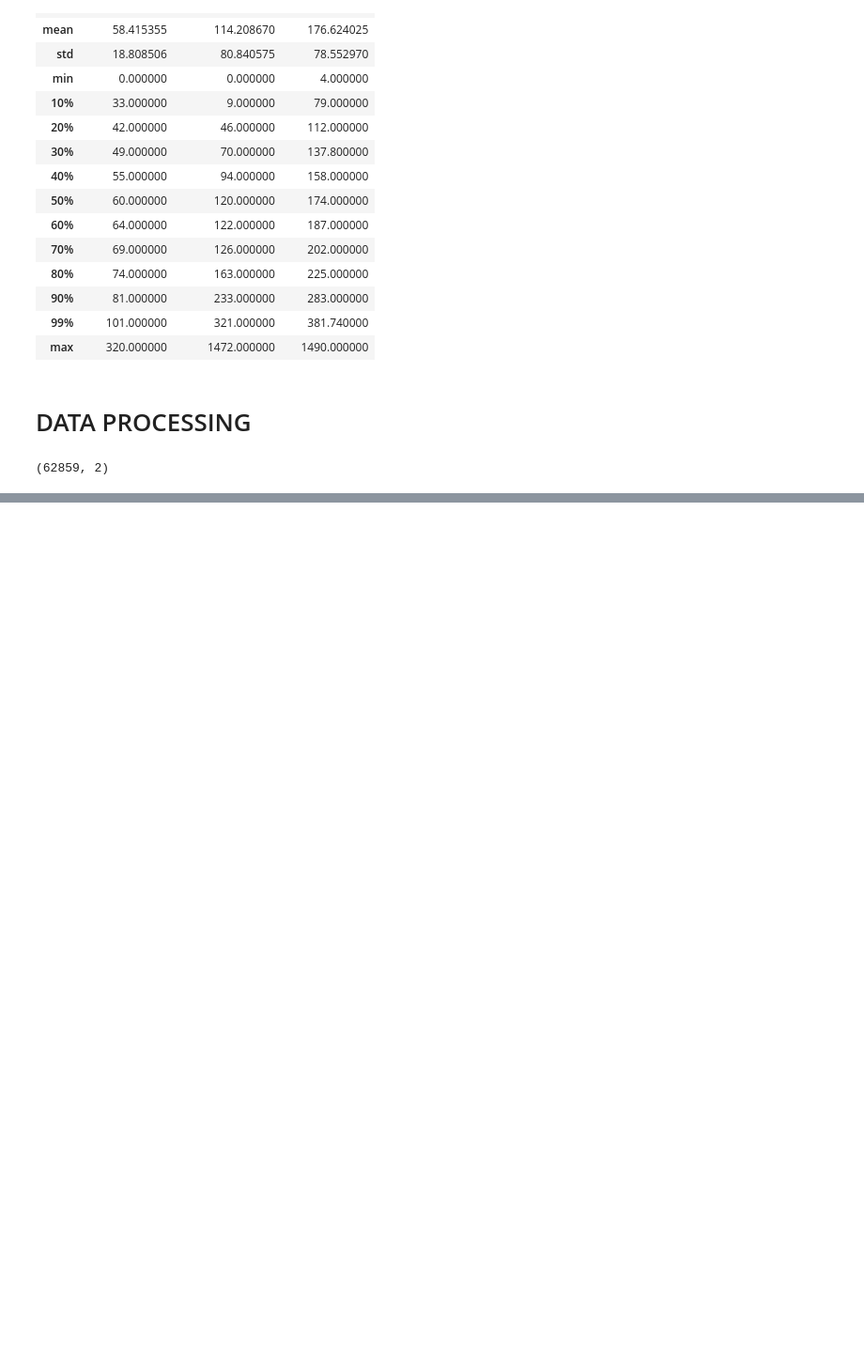
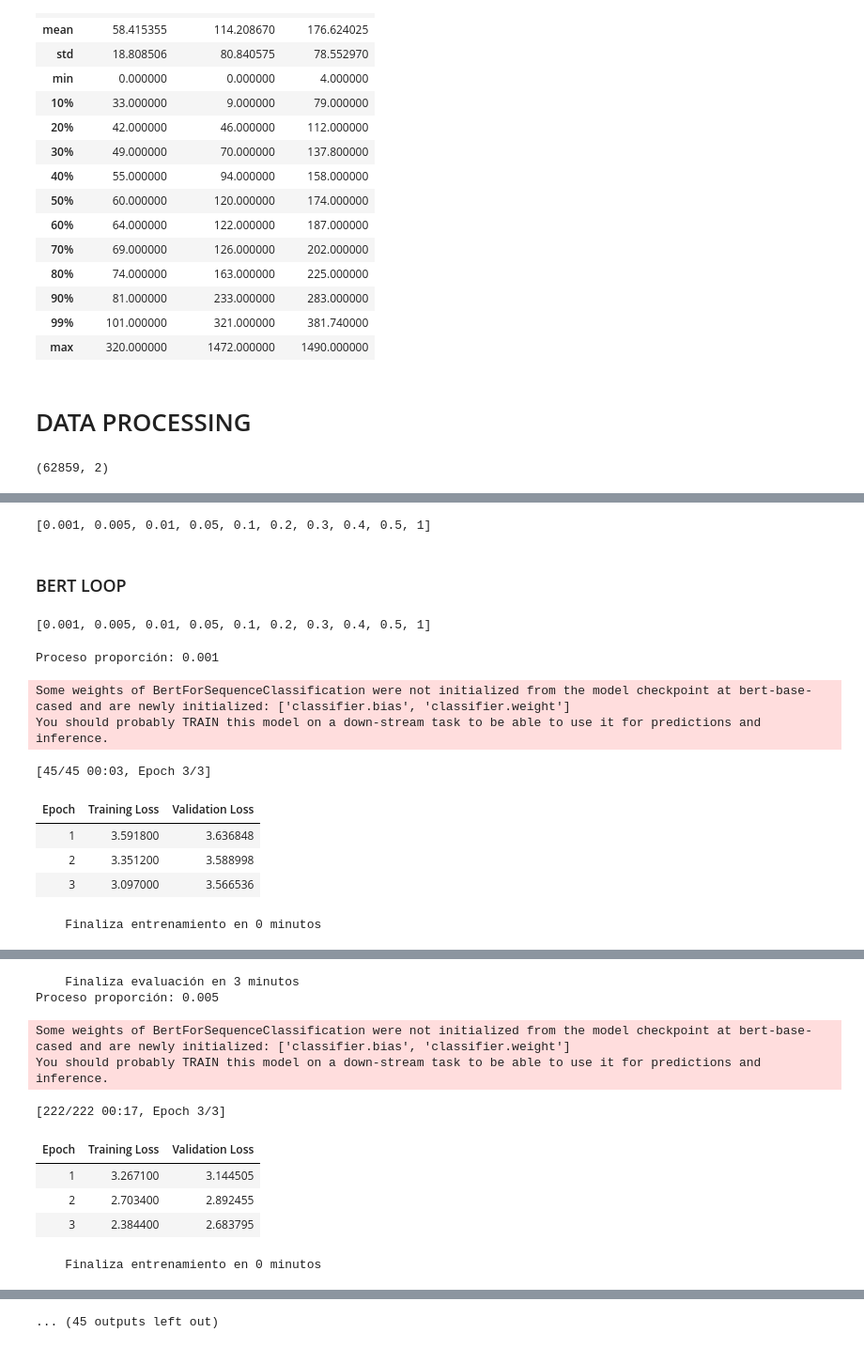
Before and after one commit to Yamilhb/bert-vs-rag, a Jupyter notebook: notebook/rag_vs_fine_tuning.ipynb, the cells around one changed output, grey strips where cells are left out. Shown at 94% size. Drawn from its saved outputs; the diff is of its cells as text; code cells hidden in the pictures; blank space fills up the shorter version.

Commit message:
Compute the working datasets and the loop of the fine tuned BERT models

```diff
--- a/notebook/rag_vs_fine_tuning.ipynb
+++ b/notebook/rag_vs_fine_tuning.ipynb
@@ -120,5 +140,5 @@ data_work = data[['news', 'category']]
 # %%
-rest, validation = train_test_split(data_work,test_size=0.3 ,random_state=2025, stratify =data['category'])
+rest, validation = train_test_split(data_work,test_size=0.3 ,random_state=2025, stratify =data['label'])
 # %%
 validation.to_excel(f'{workdata_path}validation.xlsx', index=False)
 validation.shape
@@ -127,6 +149,23 @@ validation.shape
 # %%
 proportions = [0.001, 0.005, 0.01, 0.05, 0.1, 0.2, 0.3, 0.4, 0.5]
 for p in proportions:
-    _, v = train_test_split(rest,test_size=p,random_state=2025 ,stratify =rest['category'])
+    # Selecciono muestra
+    _, v = train_test_split(rest,test_size=p,random_state=2025 ,stratify =rest['label'])
+    # Creo columna que diferencia entrenamiento y test
+    if p>0.001:
+        v_tr, v_ts = train_test_split(v,test_size=0.2,random_state=2025 ,stratify =v['label'])
+    else:
+        v_tr, v_ts = train_test_split(v,test_size=0.2,random_state=2025 )
+
+    v_tr['part']= 'train'
+    v_ts['part']= 'test'
+    v = pd.concat([v_tr,v_ts]).sort_index()
     v.to_excel(f'{workdata_path}prop_{p}.xlsx', index=False)
+    del(v)
+    del(v_ts)
+    del(v_tr)
+rest_tr, rest_ts = train_test_split(rest,test_size=0.2,random_state=2025 ,stratify =rest['label'])
+rest_tr['part']= 'train'
+rest_ts['part']= 'test'
+rest = pd.concat([rest_tr,rest_ts]).sort_index()
 rest.to_excel(f'{workdata_path}prop_1.xlsx', index=False)
@@ -148,0 +274,38 @@ data_work
+# %%
+proportions.append(1)
+# %%
+proportions = proportions[:-1]
+proportions
+# %% [output]
+[0.001, 0.005, 0.01, 0.05, 0.1, 0.2, 0.3, 0.4, 0.5, 1]
+# %% [markdown]
+### BERT LOOP
+# %%
+proportions
+# %% [output]
+[0.001, 0.005, 0.01, 0.05, 0.1, 0.2, 0.3, 0.4, 0.5, 1]
+# %%
+
+
+
+for prop in proportions:
+    t_inicial = time.time()
+    print(f"Proceso proporción: {prop}")
+    trained, tokenizer = fine_tune(prop)
+    print(f"    Finaliza entrenamiento en {round((time.time()-t_inicial)/60)} minutos")
+    performance(trained,prop,tokenizer)
+    print(f"    Finaliza evaluación en {round((time.time()-t_inicial)/60)} minutos")
+
+    del(trained)
+    gc.collect()
+    torch.cuda.empty_cache()
+# %% [output]
+Proceso proporción: 0.001
+Some weights of BertForSequenceClassification were not initialized from the model checkpoint at bert-base-cased and are newly initialized: ['classifier.bias', 'classifier.weight']
+You should probably TRAIN this model on a down-stream task to be able to use it for predictions and inference.
+[45/45 00:03, Epoch 3/3]
+| Epoch | Training Loss | Validation Loss |
+| 1 | 3.591800 | 3.636848 |
+| 2 | 3.351200 | 3.588998 |
+| 3 | 3.097000 | 3.566536 |
+    Finaliza entrenamiento en 0 minutos
@@ -148,0 +313,10 @@ data_work
+    Finaliza evaluación en 3 minutos
+Proceso proporción: 0.005
+Some weights of BertForSequenceClassification were not initialized from the model checkpoint at bert-base-cased and are newly initialized: ['classifier.bias', 'classifier.weight']
+You should probably TRAIN this model on a down-stream task to be able to use it for predictions and inference.
+[222/222 00:17, Epoch 3/3]
+| Epoch | Training Loss | Validation Loss |
+| 1 | 3.267100 | 3.144505 |
+| 2 | 2.703400 | 2.892455 |
+| 3 | 2.384400 | 2.683795 |
+    Finaliza entrenamiento en 0 minutos
@@ -148,0 +324 @@ data_work
+... (45 outputs left out)
```
Also changed, not shown: parts of 17 cells of this notebook, 13 other files.
